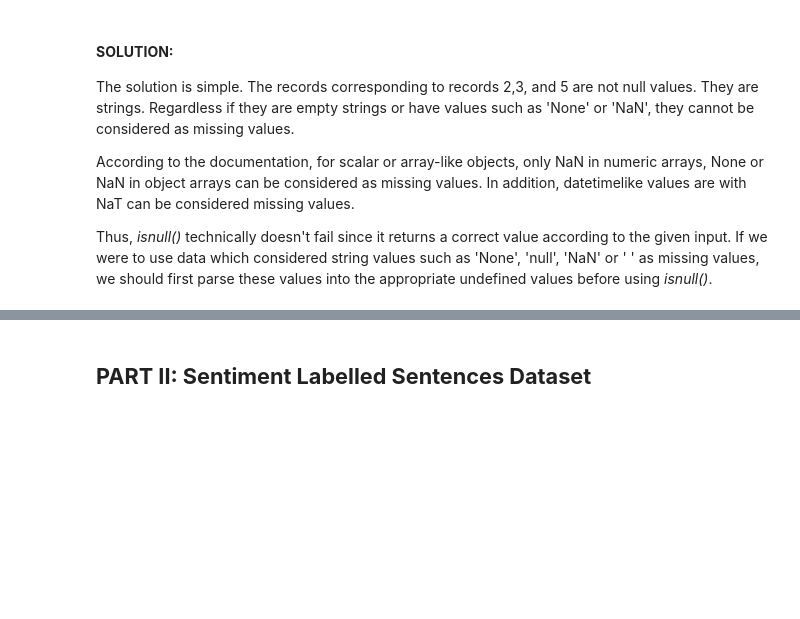
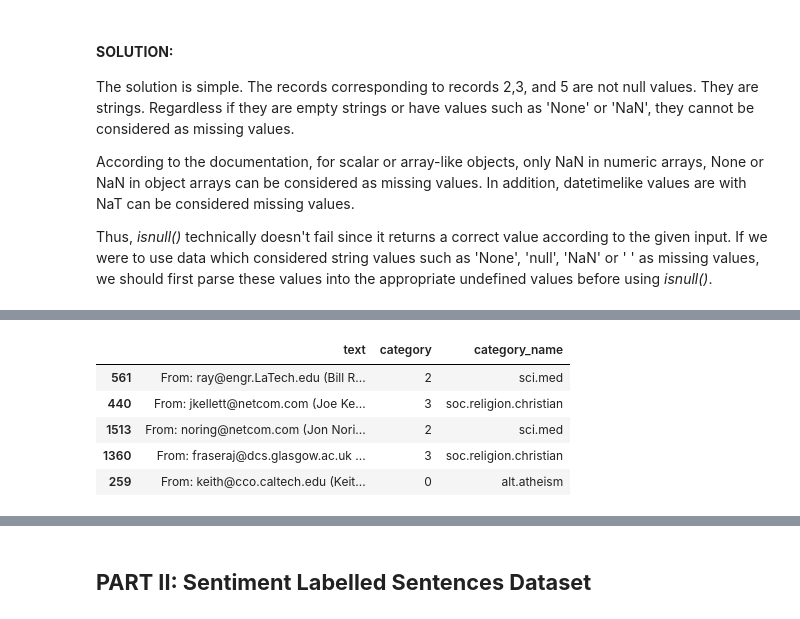
Before and after one commit to vlopez0392/DM2023-Lab1-Fork, a Jupyter notebook: Homework/DM2023_Lab1_Homework.ipynb, the cells around one changed output, grey strips where cells are left out. Cells and saved outputs as stored; diff of their text form; code cells hidden in the pictures; blank space fills up the shorter version.

```diff
--- a/Homework/DM2023_Lab1_Homework.ipynb
+++ b/Homework/DM2023_Lab1_Homework.ipynb
@@ -118,0 +146,10 @@ Thus, *isnull()* technically doesn't fail since it returns a correct value accor
+# %%
+X_sample = X.sample(n=1000,random_state=42) #random state
+X_sample.head()
+# %% [output]
+|  | text | category | category_name |
+| 561 | From: ray@engr.LaTech.edu (Bill R... | 2 | sci.med |
+| 440 | From: jkellett@netcom.com (Joe Ke... | 3 | soc.religion.christian |
+| 1513 | From: noring@netcom.com (Jon Nori... | 2 | sci.med |
+| 1360 | From: fraseraj@dcs.glasgow.ac.uk ... | 3 | soc.religion.christian |
+| 259 | From: keith@cco.caltech.edu (Keit... | 0 | alt.atheism |
```
Also changed, not shown: parts of 9 cells of this notebook, 11 other files.
